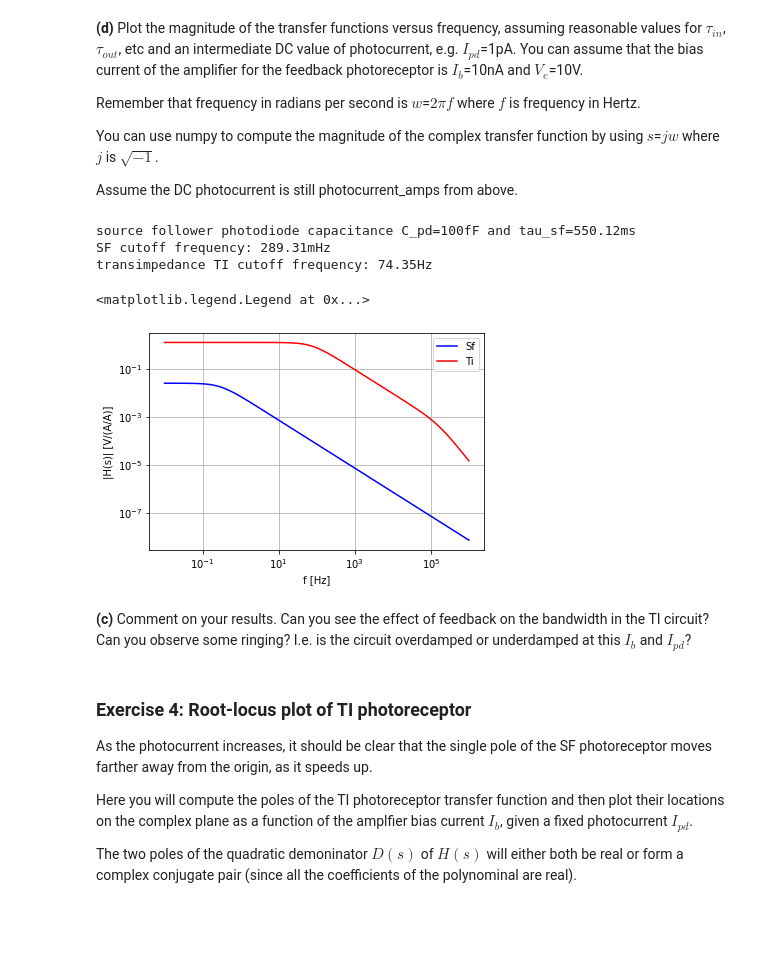
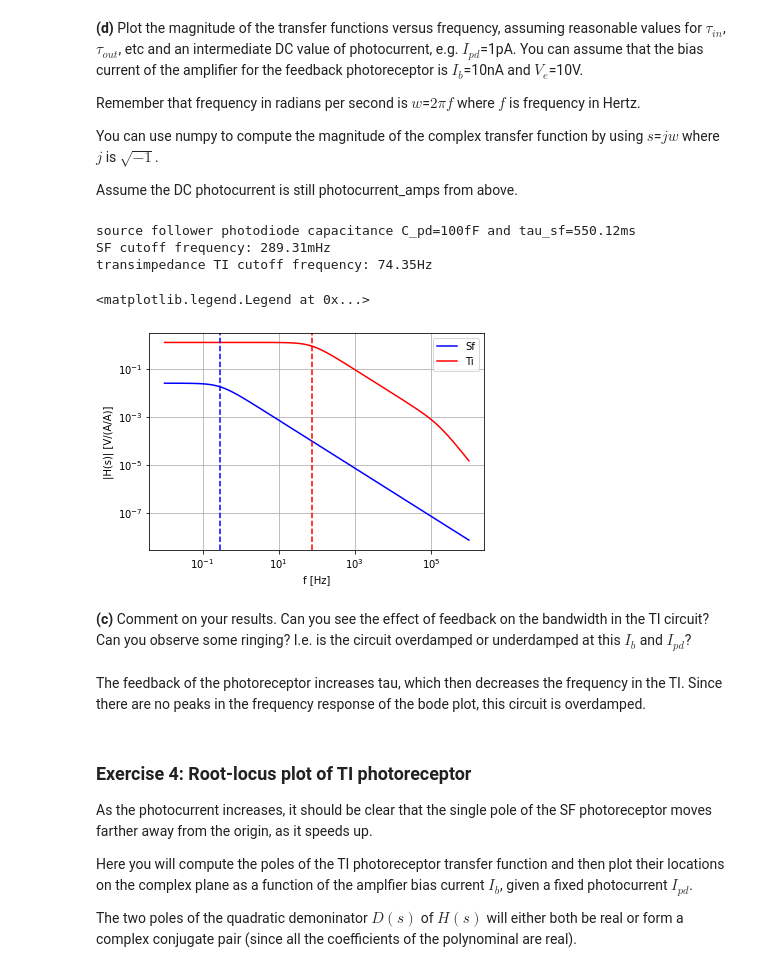
Before and after one commit to pbonazzi/21-10-neuromorphic-engineering, a Jupyter notebook: lab/2021_Lab10_Photoreceptors_4.9_Pietro_Bonazzi.ipynb, the cells around one changed output. Saved outputs shown, nothing was run; the diff lists cells and outputs as text; code cells hidden in the pictures; blank space fills up the shorter version.

```diff
--- a/lab/2021_Lab10_Photoreceptors_4.9_Pietro_Bonazzi.ipynb
+++ b/lab/2021_Lab10_Photoreceptors_4.9_Pietro_Bonazzi.ipynb
@@ -579,39 +584,42 @@ sf_cutoff_hz=1/(2*np.pi*tau_sf)
 print(f'source follower photodiode capacitance C_pd={eng(C_pd)}F and tau_sf={eng(tau_sf)}s\n'
       f'SF cutoff frequency: {eng(sf_cutoff_hz)}Hz')
 
 # TODO TI photoreceptor
 
 tau_in=C_pd*U_T/Ipd_dim
 tau_out=C_out*V_e/I_b
 A= kappa*V_e/U_T
 H_ti=A/(np.sqrt(np.square(w*(tau_in+tau_out))+np.square(kappa*A-w*w*tau_in*tau_out)))
 
 ti_cutoff_hz=sf_cutoff_hz*(kappa*A+1)
 
 print(f'transimpedance TI cutoff frequency: {eng(ti_cutoff_hz)}Hz')
 
 
 fig,ax1=plt.subplots(sharex=True)
-#ax1.plot(freq,H_sf,'b')
 ax1.plot(freq,H_sf,'b',freq,H_ti,'r')
-#ax1.plot(sf_cutoff_hz,'o')
+ax1.axvline(sf_cutoff_hz, color='b', linestyle = '--', label="source-follower f")
+ax1.axvline(ti_cutoff_hz, color='r', linestyle = '--', label="transimpedance f")
 #ax1.set_ylim([0,None])
 ax1.set_yscale('log')
 ax1.set_xscale('log')
 #ax1.tick_params(axis='y', colors='green')
 ax1.set_xlabel('f [Hz]')
 ax1.set_ylabel('|H(s)| [V/(A/A)]')
 ax1.grid()
 ax1.legend(["Sf","Ti"])
 # %% [output]
 source follower photodiode capacitance C_pd=100fF and tau_sf=550.12ms
 SF cutoff frequency: 289.31mHz
 transimpedance TI cutoff frequency: 74.35Hz
 <matplotlib.legend.Legend at 0x...>
-[figure, old version]
+[figure, new version]
 # %% [markdown]
 **(c)**  Comment on your results. Can you see the effect of feedback on the bandwidth in the TI circuit? Can you observe
 some ringing? I.e. is the circuit overdamped or underdamped at this $I_b$ and $I_{pd}$?
+# %% [markdown]
+The feedback of the photoreceptor increases tau, which then decreases the frequency in the TI.
+Since there are no peaks in the frequency response of the bode plot, this circuit is overdamped.
 # %% [markdown]
 ### Exercise 4: Root-locus plot of TI photoreceptor
 
```
Also changed, not shown: parts of 10 cells of this notebook, 3 other files.
